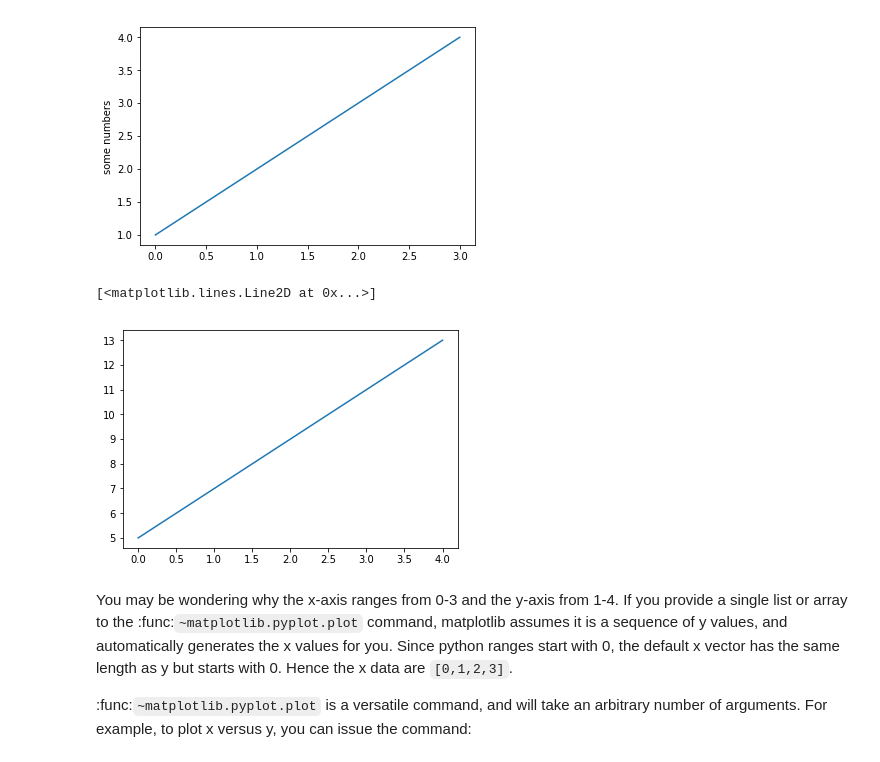
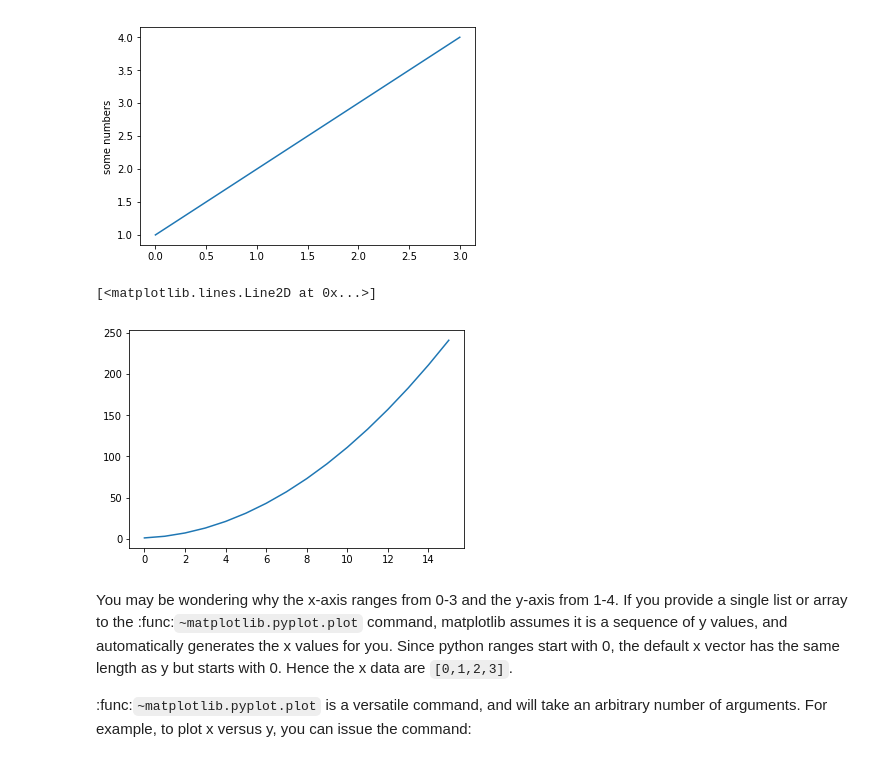
Before and after one commit to Ricar123/PYTHON_BACHILLERATO, a Jupyter notebook: _21) PYPLOT.ipynb, the cells around one changed output. Cells and saved outputs as stored; diff of their text form; code cells hidden in the pictures.

```diff
--- a/_21) PYPLOT.ipynb
+++ b/_21) PYPLOT.ipynb
@@ -40,15 +63,14 @@ plt.show()
 [figure]
 # %%
 import matplotlib.pyplot as plt
-%matplotlib inline
 import numpy as np
-x = np.array([0, 1, 2, 3, 4])
+x = np.array([0, 1, 2, 3, 4,5,6,7,8,9,10,11,12,13,14,15])
 
-y = x*2 + 5
+y = x**2+x+1
 plt.plot(x, y)
 # %% [output]
 [<matplotlib.lines.Line2D at 0x...>]
-[figure, old version]
+[figure, new version]
 # %% [markdown]
 You may be wondering why the x-axis ranges from 0-3 and the y-axis
 from 1-4.  If you provide a single list or array to the
```
Also changed, not shown: parts of 4 cells of this notebook, 2 other files.
